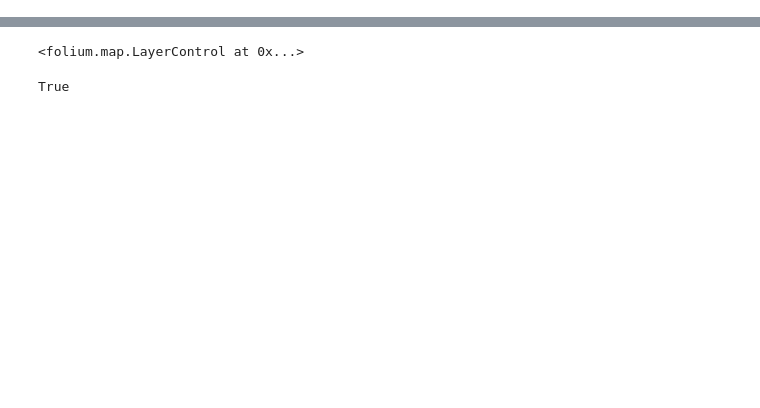
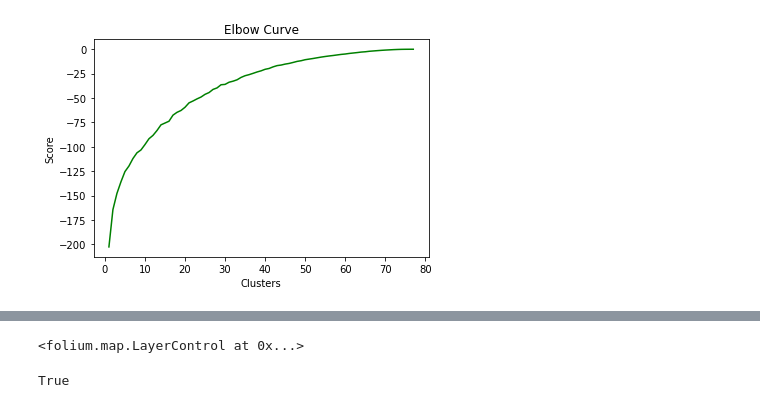
Before and after one commit to happystep/BigDataFinalProject, a Jupyter notebook: test.ipynb, the cells around one changed output, grey strips where cells are left out. Saved outputs shown, nothing was run; the diff lists cells and outputs as text; code cells hidden in the pictures; blank space fills up the shorter version.

```diff
--- a/test.ipynb
+++ b/test.ipynb
@@ -11,0 +14,3 @@ import pandas as pd
+# %%
+fires = pd.read_excel('./Fires.xlsx')
+fires
@@ -11,0 +35,2 @@ import pandas as pd
+# %%
+fires_no_null = fires.dropna()
@@ -11,0 +47,13 @@ import pandas as pd
+# %%
+# Manual Feature seleccion, for waht we are trying to cluster, based on weather? lets see what we get.
+df = fires_no_null[['Magnitud','Precipitation','Wind Direction','Wind Speed',
+           'L-5','L-4','L-3', 'L-2', 'L-1', 'L', 'L+1', 'L+2', 'L+3', 'L+4', 'L+5', 'H-5', 'H-4',
+            'H-3', 'H-2', 'H-1', 'H', 'H+1', 'H+2', 'H+3', 'H+4', 'H+5', 'Rural', 'Urban', 'National Park']]
+
+# One-hot encoding for categorical variables, which in this case is only wind direction.
+x = pd.get_dummies(df)
+
+# Normalization to a scale between [0-1]
+min_max_scaler = preprocessing.MinMaxScaler()
+xNorm = pd.DataFrame(min_max_scaler.fit_transform(x.values))
+xNorm.head()
@@ -11,0 +68,13 @@ import pandas as pd
+# %%
+# Elbow curve setup
+nc = range(1,78) # Lets try and see what the number of clusters should be for our analysis
+kmeans = [KMeans(n_clusters=i) for i in nc] # List comprehension for a list of kmeans with different clusters to try
+score = [kmeans[i].fit(xNorm).score(xNorm) for i in range(len(kmeans))]
+
+plt.plot(nc, score, color='green')
+plt.xlabel('Clusters')
+plt.ylabel('Score')
+plt.title('Elbow Curve')
+plt.show()
+# %% [output]
+[figure, added]
```
Also changed, not shown: parts of 26 cells of this notebook, 4 other files.
